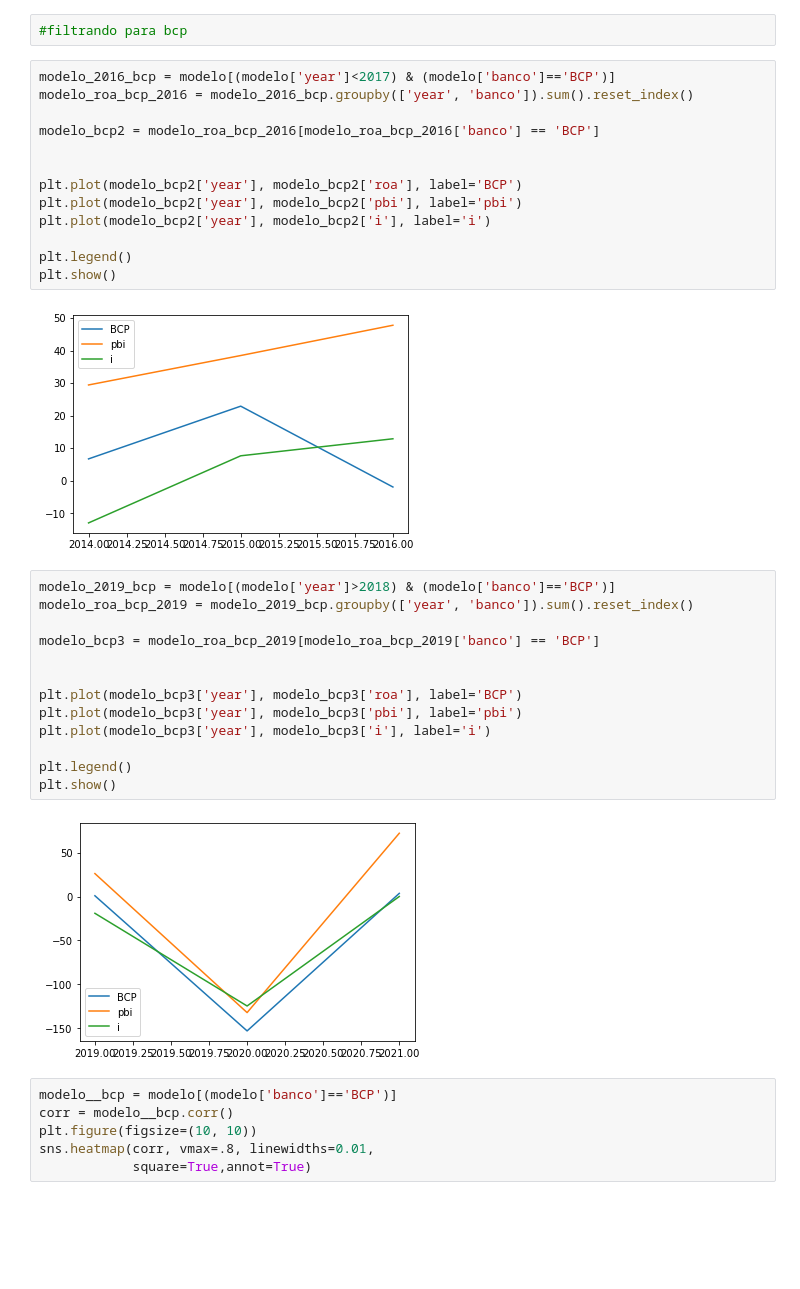
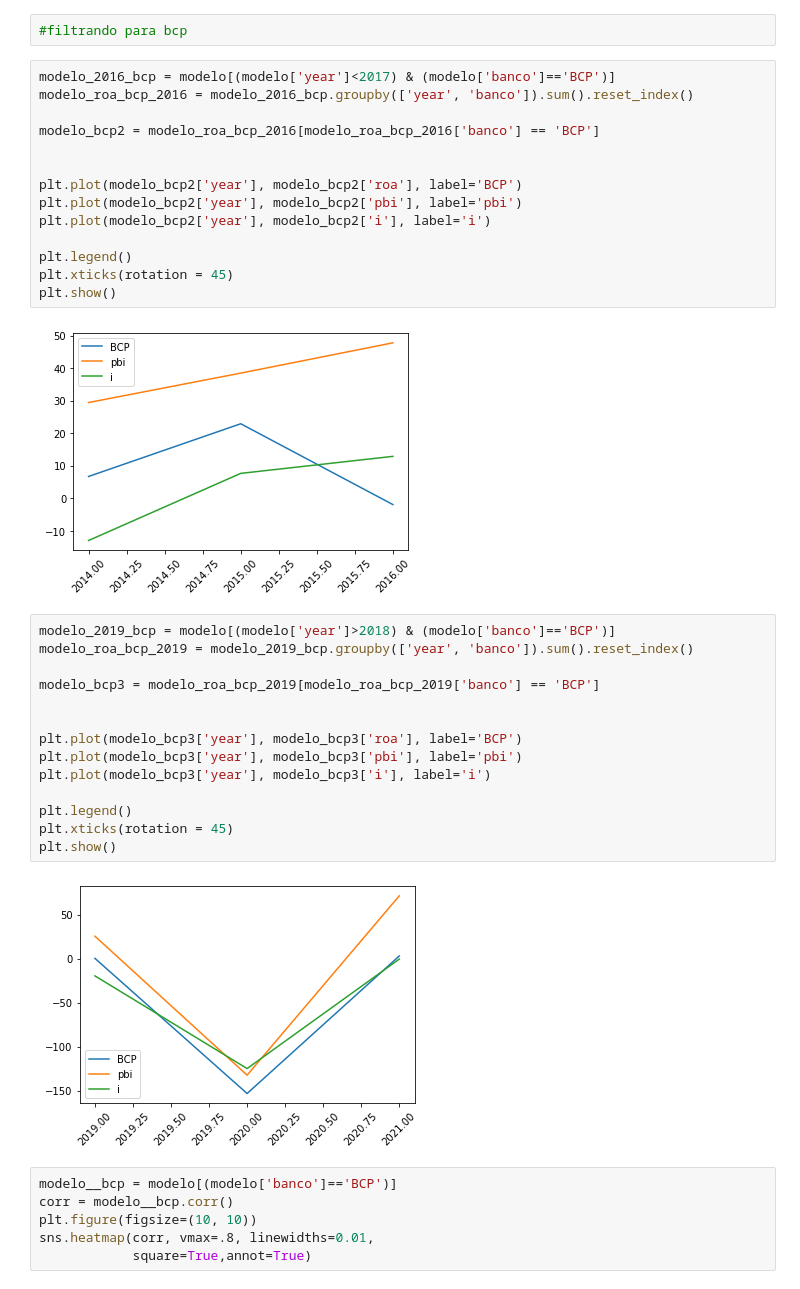
Before and after one commit to JeancarloGeldres/Analysis-Factors-Interns-, a Jupyter notebook: data/fourth_banks.ipynb, the cells around one changed output. Saved outputs shown, nothing was run; the diff lists cells and outputs as text; blank space fills up the shorter version.

```diff
--- a/data/fourth_banks.ipynb
+++ b/data/fourth_banks.ipynb
@@ -104,18 +104,19 @@ sns.heatmap(corr, vmax=.8, linewidths=0.01,
 # %%
 modelo_2016_bcp = modelo[(modelo['year']<2017) & (modelo['banco']=='BCP')]
 modelo_roa_bcp_2016 = modelo_2016_bcp.groupby(['year', 'banco']).sum().reset_index()
 
 modelo_bcp2 = modelo_roa_bcp_2016[modelo_roa_bcp_2016['banco'] == 'BCP']
 
 
 plt.plot(modelo_bcp2['year'], modelo_bcp2['roa'], label='BCP')
 plt.plot(modelo_bcp2['year'], modelo_bcp2['pbi'], label='pbi')
 plt.plot(modelo_bcp2['year'], modelo_bcp2['i'], label='i')
 
 plt.legend()
+plt.xticks(rotation = 45)
 plt.show()
 # %% [output]
-[figure, old version]
+[figure, new version]
 # %%
 modelo_2019_bcp = modelo[(modelo['year']>2018) & (modelo['banco']=='BCP')]
 modelo_roa_bcp_2019 = modelo_2019_bcp.groupby(['year', 'banco']).sum().reset_index()
@@ -128,9 +129,10 @@ plt.plot(modelo_bcp3['year'], modelo_bcp3['pbi'], label='pbi')
 plt.plot(modelo_bcp3['year'], modelo_bcp3['i'], label='i')
 
 plt.legend()
+plt.xticks(rotation = 45)
 plt.show()
 # %% [output]
-[figure, old version]
+[figure, new version]
 # %%
 modelo__bcp = modelo[(modelo['banco']=='BCP')]
 corr = modelo__bcp.corr()
```
Also changed, not shown: parts of 25 cells of this notebook, 2 other files.
